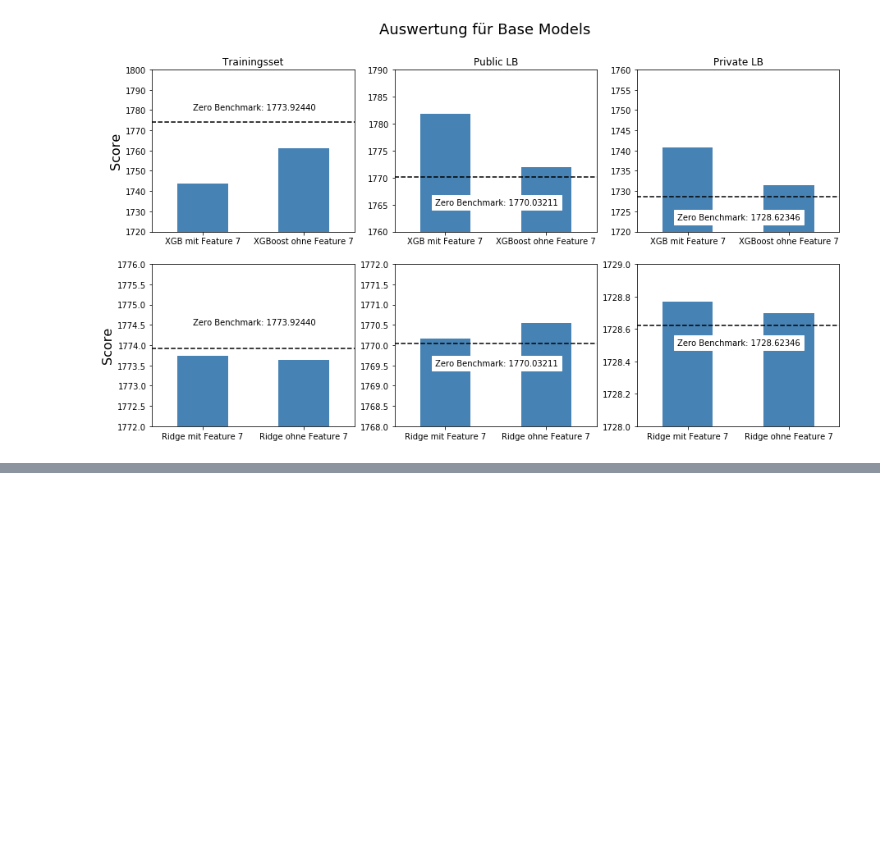
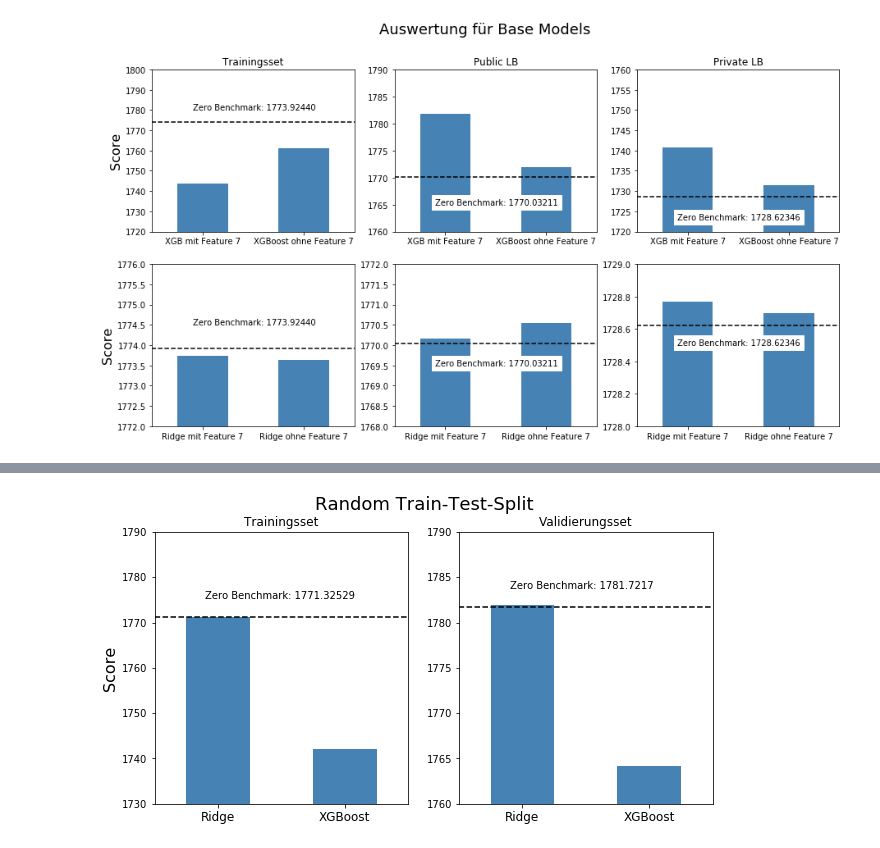
Before and after one commit to mazelbr/ba, a Jupyter notebook: EDA_BA.ipynb, the cells around one changed output, grey strips where cells are left out. Saved outputs shown, nothing was run; the diff lists cells and outputs as text; code cells hidden in the pictures; blank space fills up the shorter version.

```diff
--- a/EDA_BA.ipynb
+++ b/EDA_BA.ipynb
@@ -531,0 +624,33 @@ fig.savefig('BA_graphs/Auswertungen Base.jpeg')
+# %%
+#random
+
+algo = ['Ridge','XGBoost']
+train_score = [1771.13382,1742.11052]
+val_score = [1781.93684,1764.16738]
+
+scores= pd.DataFrame([train_score,val_score],columns=algo)
+
+zb_train=1771.32529
+zb_val =1781.7217
+
+fig, [ax1,ax2] = plt.subplots(1,2,figsize=(10,5))
+fig.suptitle('Random Train-Test-Split',fontsize=18)
+
+scores.loc[0,:].plot.bar(ax=ax1,color='steelblue')
+ax1.set_ylim(1730,1790)
+ax1.hlines(zb_train,6,-1, color='black',linestyle='dashed')
+ax1.text(-0.1, zb_train+4, "Zero Benchmark: 1771.32529",backgroundcolor='White')
+ax1.set_title('Trainingsset')
+ax1.tick_params(axis='x', rotation=0,labelsize=12)
+ax1.set_ylabel('Score',fontsize=16)
+
+scores.loc[1,:].plot.bar(ax=ax2,color='steelblue')
+ax2.set_ylim(1760,1790)
+ax2.hlines(zb_val,6,-1, color='black',linestyle='dashed')
+ax2.text(-0.1, zb_val+2, "Zero Benchmark: 1781.7217",backgroundcolor='White')
+ax2.set_title('Validierungsset')
+ax2.tick_params(axis='x', rotation=0,labelsize=12)
+
+fig.savefig('BA_graphs/random train test split.jpeg')
+# %% [output]
+[figure, added]
```
Also changed, not shown: parts of 8 cells of this notebook, 1 other file.
